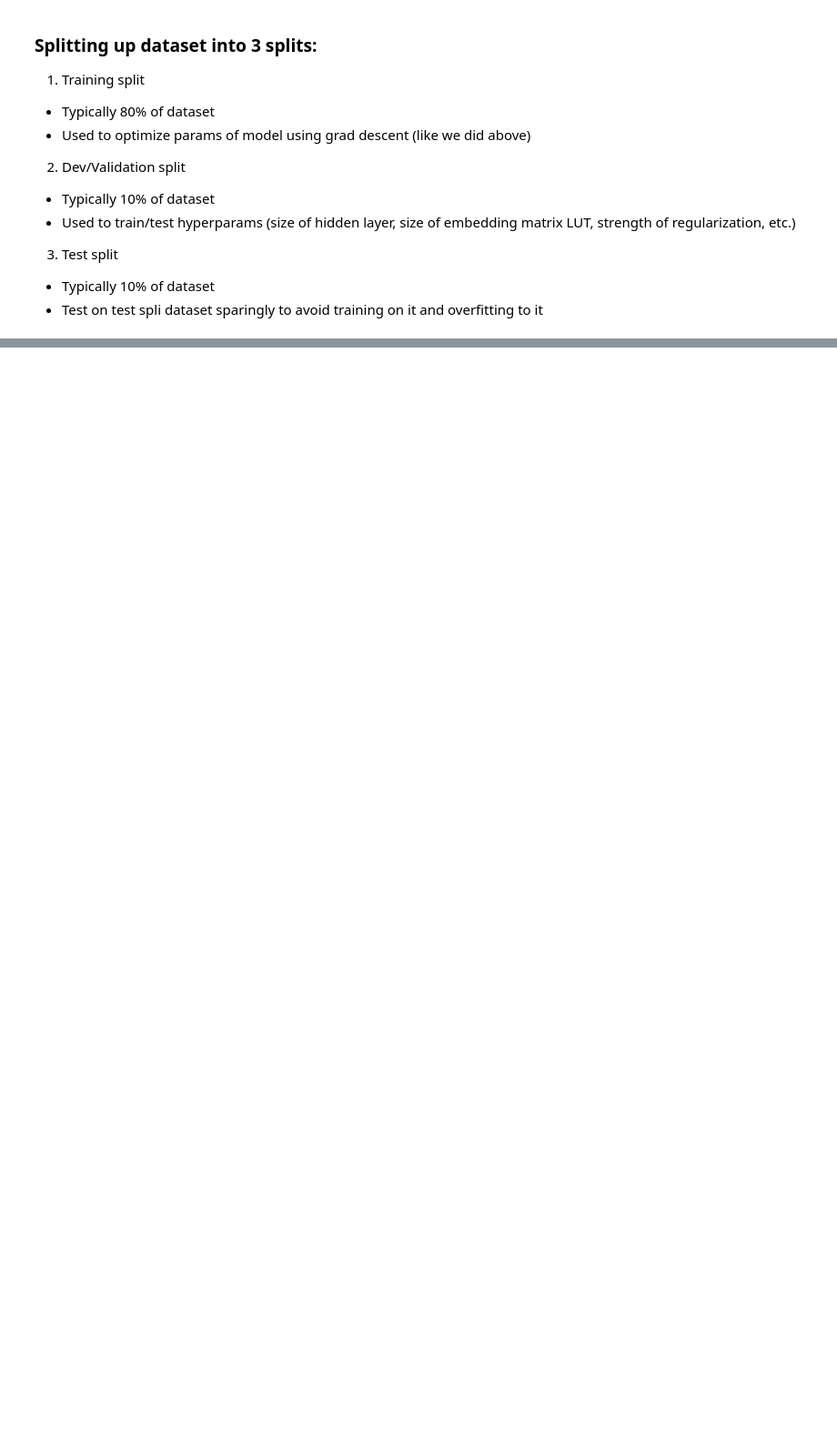
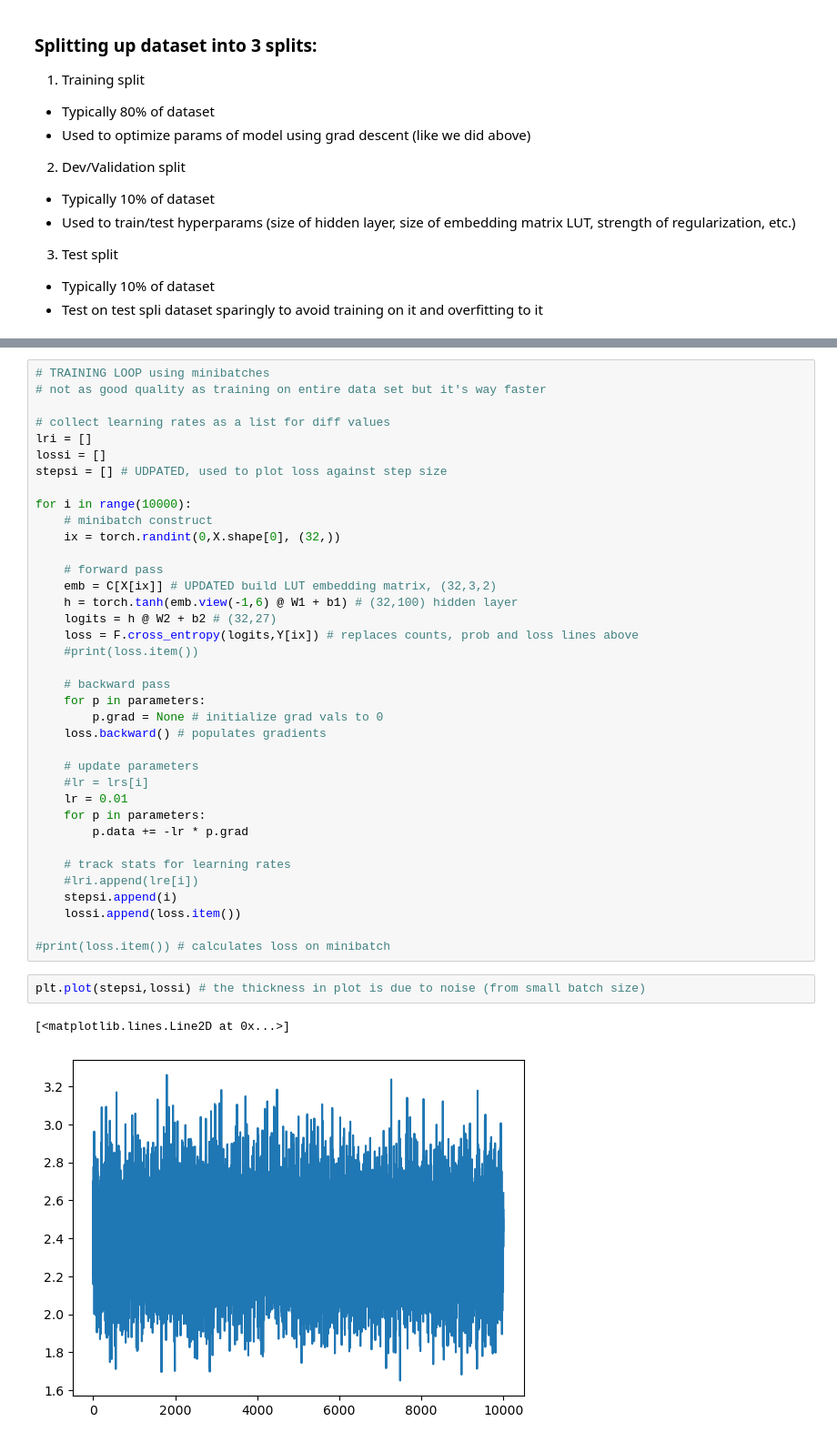
Before and after one commit to danielkaijzer/Spring_2024, a Jupyter notebook: Makemore/makemore_mlp.ipynb, the cells around one changed output, grey strips where cells are left out. Shown at 91% size. Drawn from its saved outputs; the diff is of its cells as text; blank space fills up the shorter version.

```diff
--- a/Makemore/makemore_mlp.ipynb
+++ b/Makemore/makemore_mlp.ipynb
@@ -574,0 +666,42 @@ Xdev, Ydev = build_dataset(words[n1:n2]) # bu
+# %%
+# TRAINING LOOP using minibatches
+# not as good quality as training on entire data set but it's way faster
+
+# collect learning rates as a list for diff values
+lri = []
+lossi = []
+stepsi = [] # UDPATED, used to plot loss against step size
+
+for i in range(10000):
+    # minibatch construct
+    ix = torch.randint(0,X.shape[0], (32,))
+
+    # forward pass
+    emb = C[X[ix]] # UPDATED build LUT embedding matrix, (32,3,2)
+    h = torch.tanh(emb.view(-1,6) @ W1 + b1) # (32,100) hidden layer
+    logits = h @ W2 + b2 # (32,27)
+    loss = F.cross_entropy(logits,Y[ix]) # replaces counts, prob and loss lines above
+    #print(loss.item())
+
+    # backward pass
+    for p in parameters:
+        p.grad = None # initialize grad vals to 0
+    loss.backward() # populates gradients
+
+    # update parameters
+    #lr = lrs[i]
+    lr = 0.01
+    for p in parameters:
+        p.data += -lr * p.grad
+
+    # track stats for learning rates
+    #lri.append(lre[i])
+    stepsi.append(i)
+    lossi.append(loss.item())
+
+#print(loss.item()) # calculates loss on minibatch
+# %%
+plt.plot(stepsi,lossi) # the thickness in plot is due to noise (from small batch size)
+# %% [output]
+[<matplotlib.lines.Line2D at 0x...>]
+[figure, added]
```
Also changed, not shown: parts of 14 cells of this notebook.
